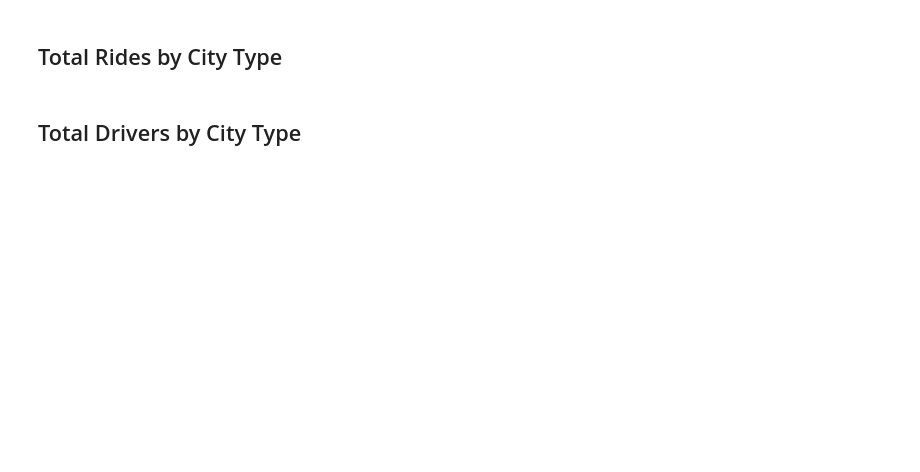
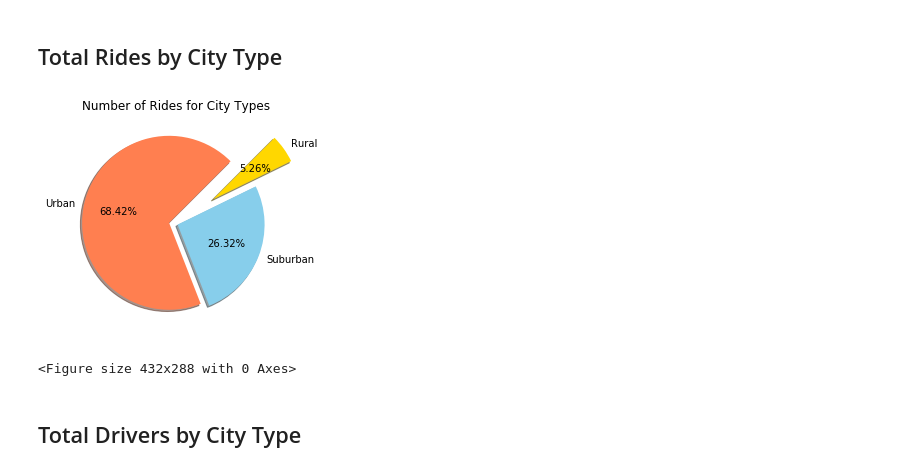
Before and after one commit to ChiAmyC0987/05-HMWK-MATPLOT-CC, a Jupyter notebook: main.ipynb, the cells around one changed output. Saved outputs shown, nothing was run; the diff lists cells and outputs as text; code cells hidden in the pictures; blank space fills up the shorter version.

```diff
--- a/main.ipynb
+++ b/main.ipynb
@@ -99,2 +117,36 @@ plt.show()
+# %%
+# Calculate Ride Percents
+# Total Number of Rides Per City Type
+urban_rides_tot = urban_rides.sum()
+suburban_rides_tot = suburban_rides.sum()
+rural_rides_tot = rural_rides.sum()
+all_rides_tot = urban_rides_tot+suburban_rides_tot+rural_rides_tot
+
+# Calculate Ride Percents  (fix percentage arry to sum)
+urban_RP = urban_rides_tot/all_rides_tot
+suburban_RP = suburban_rides_tot/all_rides_tot
+rural_RP = rural_rides_tot/all_rides_tot
+# %%
+# Build Pie Chart
+# Labels for the sections of our pie chart
+types = ["Urban", "Suburban", "Rural"]
+
+# The values of each section of the pie chart
+sizes = [urban_RP, suburban_RP, rural_RP]
+
+# The colors of each section of the pie chart
+colors = ["coral", "skyblue", "gold"]
+
+# Tells matplotlib to seperate the sections
+explode = (0.1, 0, 0.5)
+plt.title("Number of Rides for City Types ")
+
+# Automatically finds the percentages of each part of the pie chart
+plt.pie(sizes, explode=explode, labels=types, colors=colors, shadow=True, autopct="%1.2f%%", startangle=45)
+plt.show()  #Show figure
+plt.savefig('Ride_pie.png')  # Save Figure
+# %% [output]
+[figure, added]
+<Figure size 432x288 with 0 Axes>
 # %% [markdown]
 ## Total Drivers by City Type
```
Also changed, not shown: parts of 13 cells of this notebook.
